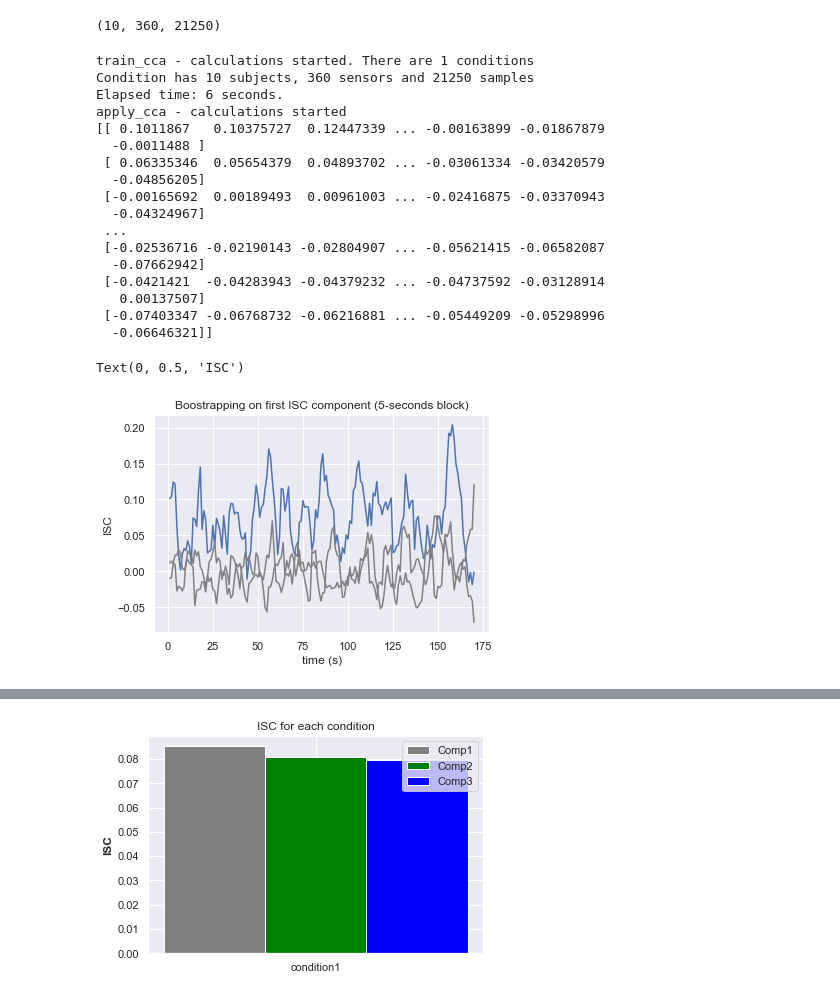
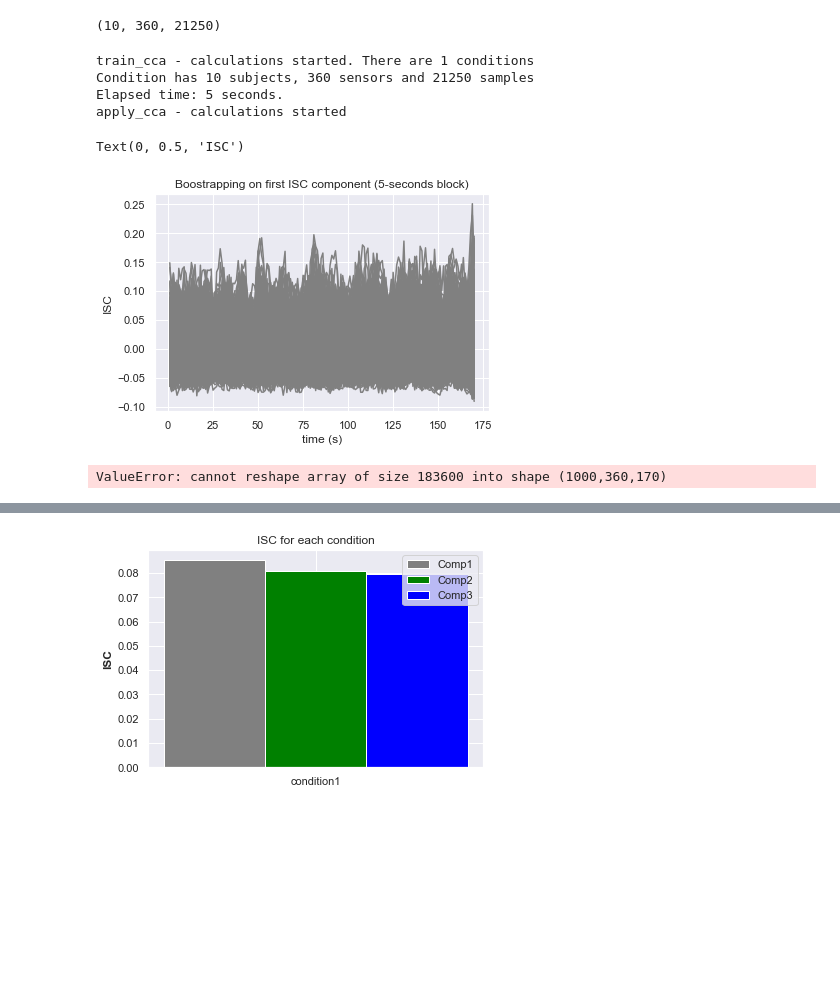
Before and after one commit to venkateshness/Internship_HBN, a Jupyter notebook: filtered_ipynbs/Big_Daddy_latest.ipynb, the cells around one changed output, grey strips where cells are left out. Saved outputs shown, nothing was run; the diff lists cells and outputs as text; code cells hidden in the pictures; blank space fills up the shorter version.

```diff
--- a/filtered_ipynbs/Big_Daddy_latest.ipynb
+++ b/filtered_ipynbs/Big_Daddy_latest.ipynb
@@ -561,37 +574,28 @@ np.shape(dic['condition1'])
 
 isc_results = dict()
 for cond_key, cond_values in dic.items():
-    print(dict(zip(['ISC', 'ISC_persecond', 'ISC_bysubject', 'A'], CCA.apply_cca(cond_values, W, 125)))['ISC_persecond'])
+    isc_results[str(cond_key)] = dict(zip(['ISC', 'ISC_persecond', 'ISC_bysubject', 'A'], CCA.apply_cca(cond_values, W, 125)))
 # %% [output]
 train_cca - calculations started. There are 1 conditions
 Condition has 10 subjects, 360 sensors and 21250 samples
-Elapsed time: 6 seconds.
+Elapsed time: 5 seconds.
 apply_cca - calculations started
-[[ 0.1011867   0.10375727  0.12447339 ... -0.00163899 -0.01867879
-  -0.0011488 ]
- [ 0.06335346  0.05654379  0.04893702 ... -0.03061334 -0.03420579
-  -0.04856205]
- [-0.00165692  0.00189493  0.00961003 ... -0.02416875 -0.03370943
-  -0.04324967]
- ...
- [-0.02536716 -0.02190143 -0.02804907 ... -0.05621415 -0.06582087
-  -0.07662942]
- [-0.0421421  -0.04283943 -0.04379232 ... -0.04737592 -0.03128914
-   0.00137507]
- [-0.07403347 -0.06768732 -0.06216881 ... -0.05449209 -0.05298996
-  -0.06646321]]
+# %%
+plt.plot(range(1,171),np.array(noise).reshape(1000,91,170)[:,0,:].T,color='grey')
+
+
+plt.title('Boostrapping on first ISC component (5-seconds block)')
+plt.xlabel('time (s)')
+plt.ylabel('ISC')
+# %% [output]
+Text(0, 0.5, 'ISC')
+[figure, added]
 # %%
-valstest = np.reshape(valstest,newshape=(2,360,170))
-significance = np.where(np.max(np.array(valstest)[:,0,:],axis=0)<isc_results['condition1']['ISC_persecond'][0])
-
-
-plt.plot(range(1,171),isc_results['condition1']['ISC_persecond'][0])
-plt.plot(range(1,171),np.array(valstest)[:,0,:].T,color='grey')
+plt.plot(range(1,171),np.array(valstest).reshape(1000,360,170)[:,0,:].T,color='grey')
 
 
 plt.title('Boostrapping on first ISC component (5-seconds block)')
 plt.xlabel('time (s)')
 plt.ylabel('ISC')
 # %% [output]
-Text(0, 0.5, 'ISC')
+ValueError: cannot reshape array of size 183600 into shape (1000,360,170)
-[figure, removed]
```
Also changed, not shown: parts of 19 cells of this notebook, 3 other files.
